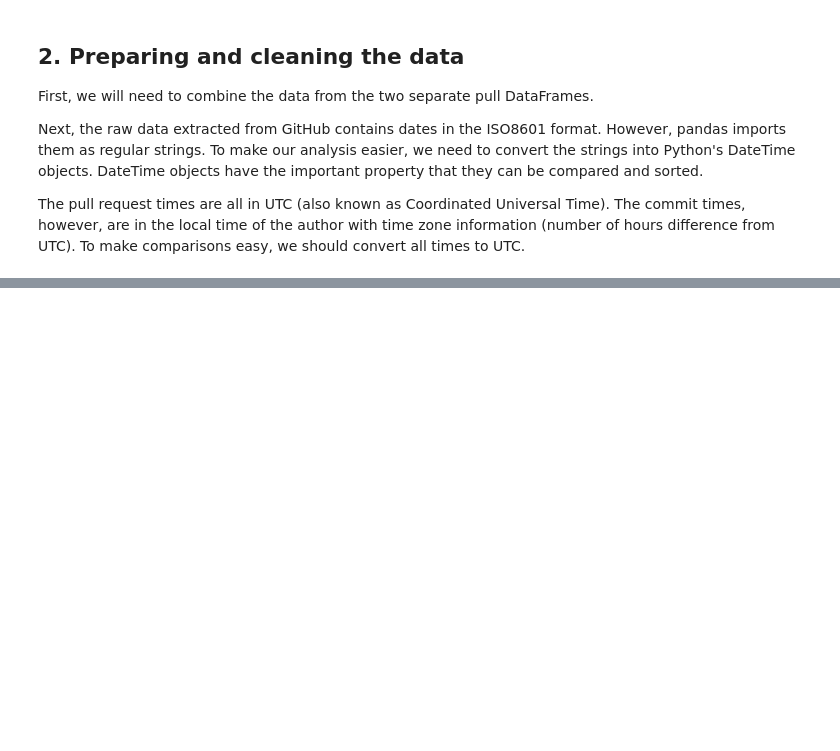
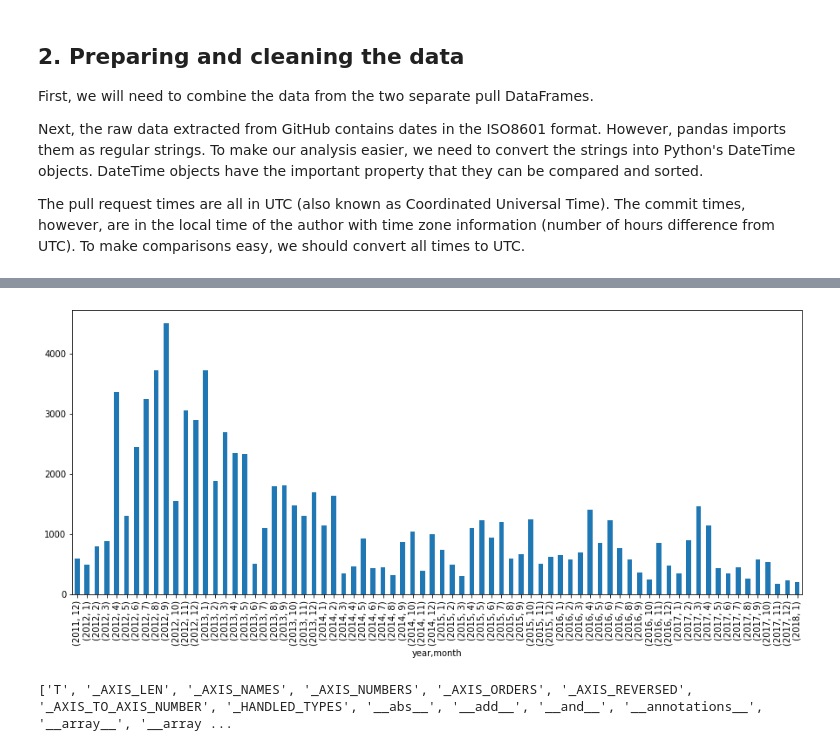
Before and after one commit to johnhhu2020/DataCamp-Data-Scientist-with-Python-Track, a Jupyter notebook: The GitHub History of the Scala Language.ipynb, the cells around one changed output, grey strips where cells are left out. Cells and saved outputs as stored; diff of their text form; code cells hidden in the pictures; blank space fills up the shorter version.

```diff
--- a/The GitHub History of the Scala Language.ipynb
+++ b/The GitHub History of the Scala Language.ipynb
@@ -77,0 +229,28 @@ The pull request times are all in UTC (also known as Coordinated Universal Time)
+# %%
+%matplotlib inline
+
+
+# Create a column that will store the month
+f_df['month'] = f_df['date'].dt.month
+# ***************************************************************************************************************** #
+
+# Create a column that will store the year
+f_df['year'] = f_df['date'].dt.year
+
+
+
+# Group by the month and year and count the pull requests
+counts = f_df.groupby(['year', 'month'])['pid'].count()
+# ***************************************************************************************************************** #
+# ***************************************************************************************************************** #
+
+
+# Plot the results
+counts.plot(kind='bar', figsize = (15,6))
+plt.show()
+# %% [output]
+[figure, added]
+# %%
+print(dir(pd.Series))
+# %% [output]
+['T', '_AXIS_LEN', '_AXIS_NAMES', '_AXIS_NUMBERS', '_AXIS_ORDERS', '_AXIS_REVERSED', '_AXIS_TO_AXIS_NUMBER', '_HANDLED_TYPES', '__abs__', '__add__', '__and__', '__annotations__', '__array__', '__array ...
```
Also changed, not shown: parts of 8 cells of this notebook.
